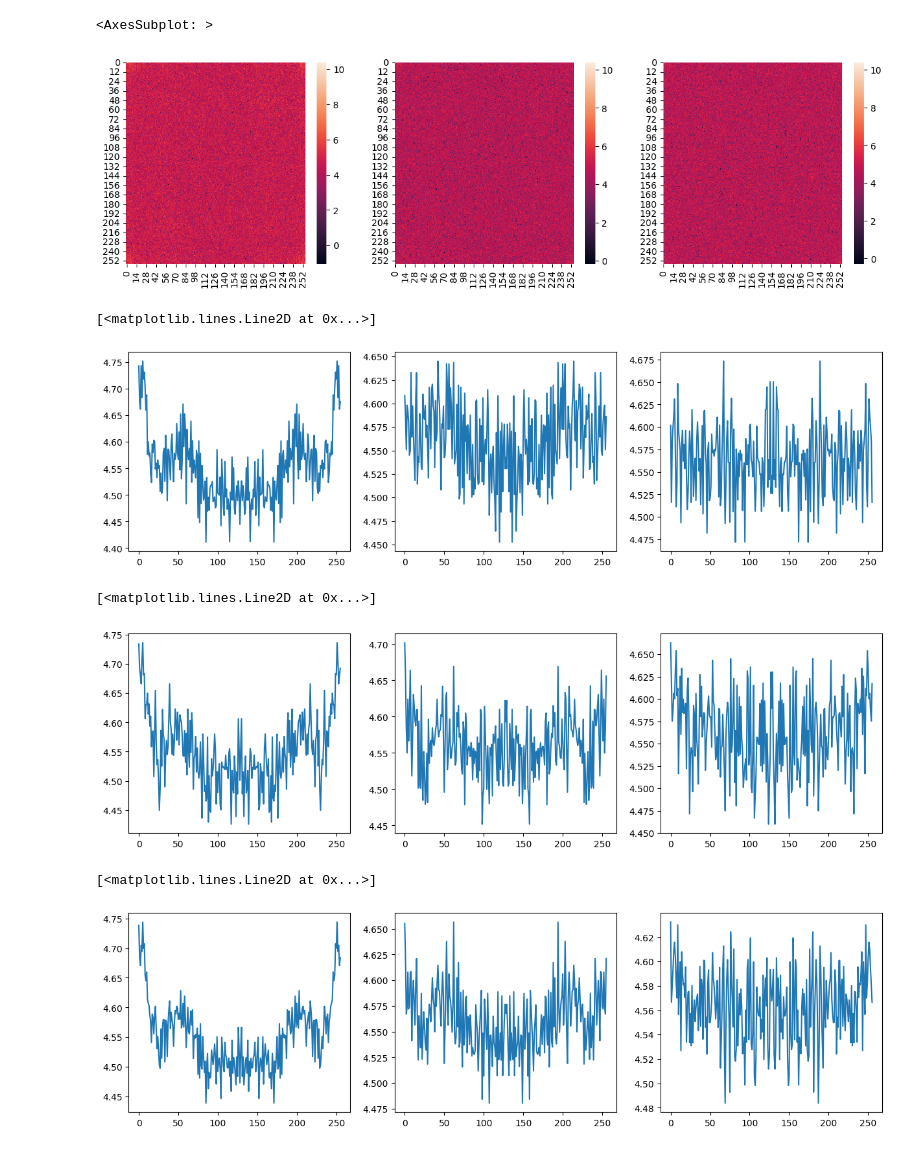
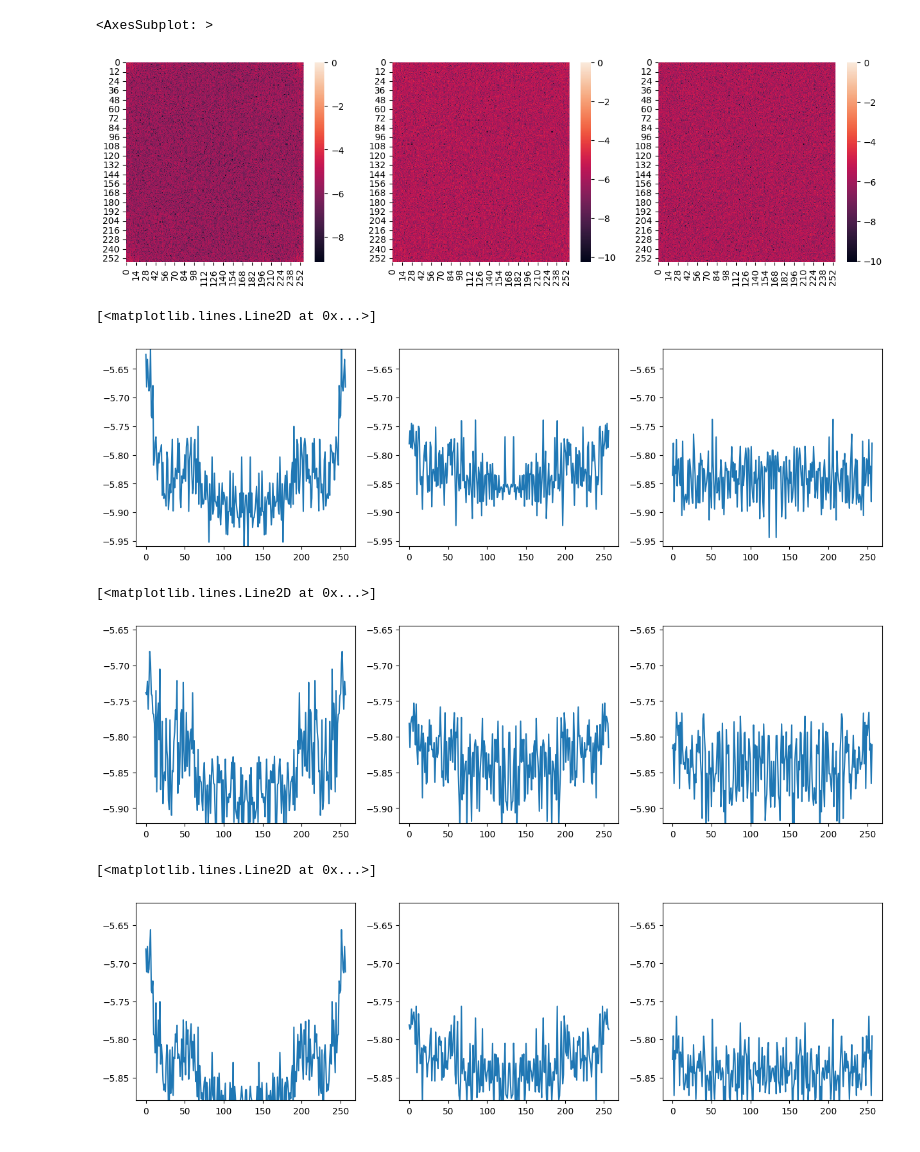
Before and after one commit to itsecd/ml-for-sec-lab2, a Jupyter notebook: Investigation_1.ipynb, the cells around one changed output. Saved outputs shown, nothing was run; the diff lists cells and outputs as text; code cells hidden in the pictures.

```diff
--- a/Investigation_1.ipynb
+++ b/Investigation_1.ipynb
@@ -8,3 +6,3 @@ x = np.random.randint(0, 2, size=int(99600 * 0.2), dtype='uint8')
 # %%
 im = cv2.imread('investigation_data/dog.jpg')[..., 0]
-im = cv2.resize(im, (256, 256))
+im = cv2.resize(im, (257, 257))
@@ -20,8 +23,8 @@ def insert_noise(im, idx, noise):
     im_flat[idx] = chosen_pix
     return im_flat.reshape(im.shape)
 # %%
-im1 = insert_noise(im, np.random.permutation(int(99600 * 0.2)), np.random.randint(0, 2, size=int(99600 * 0.2), dtype='uint8'))
-im2 = insert_noise(im, np.random.permutation(int(99600 * 0.4)), np.random.randint(0, 2, size=int(99600 * 0.4), dtype='uint8'))
+im1 = insert_noise(im, np.random.permutation(int(im.size * 0.2)), np.random.randint(0, 2, size=int(im.size * 0.2), dtype='uint8'))
+im2 = insert_noise(im, np.random.permutation(int(im.size * 0.8)), np.random.randint(0, 2, size=int(im.size * 0.8), dtype='uint8'))
 # %%
 im_plane0 = get_1_binary_plane(im)
 im_plane1 = get_1_binary_plane(im1)
@@ -33,44 +44,72 @@ fft2 = np.fft.fft2(im_plane2)
+# %%
+# --- DO NOT RUN ---
+im_plane0_ = np.fft.fftshift(im_plane0 / np.sum(im_plane0 ** 2))
+im_plane1_ = np.fft.fftshift(im_plane1 / np.sum(im_plane1 ** 2))
+im_plane2_ = np.fft.fftshift(im_plane2 / np.sum(im_plane2 ** 2))
+
+fft0_ = np.fft.fft2(im_plane0_)
+fft1_ = np.fft.fft2(im_plane1_)
+fft2_ = np.fft.fft2(im_plane2_)
+
+fft0 = np.fft.fftshift(fft0_)
+fft1 = np.fft.fftshift(fft1_)
+fft2 = np.fft.fftshift(fft2_)
 # %%
 plt.figure(figsize=(15, 4))
 plt.subplot(1, 3, 1)
-sns.heatmap(np.log(np.abs(fft0)))
+sns.heatmap(np.log(np.abs(fft0) + 1e-4))
 plt.subplot(1, 3, 2)
 sns.heatmap(np.log(np.abs(fft1)))
 plt.subplot(1, 3, 3)
 sns.heatmap(np.log(np.abs(fft2)))
 # %% [output]
 <AxesSubplot: >
-[figure, old version]
+[figure, new version]
 # %%
+log_fft = np.log(np.abs(fft0) + 1e-6).mean(axis=0)
+y_max, y_min = log_fft.max(), log_fft.min()
 plt.figure(figsize=(15, 4))
 plt.subplot(1, 3, 1)
-plt.plot(np.log(np.abs(fft0)).mean(axis=0))
+plt.ylim(y_min, y_max)
+plt.plot(np.log(np.abs(fft0) + 1e-6).mean(axis=0))
 plt.subplot(1, 3, 2)
-plt.plot(np.log(np.abs(fft1)).mean(axis=0))
+plt.ylim(y_min, y_max)
+plt.plot(np.log(np.abs(fft1) + 1e-6).mean(axis=0))
 plt.subplot(1, 3, 3)
-plt.plot(np.log(np.abs(fft2)).mean(axis=0))
+plt.ylim(y_min, y_max)
+plt.plot(np.log(np.abs(fft2) + 1e-6).mean(axis=0))
 # %% [output]
 [<matplotlib.lines.Line2D at 0x...>]
-[figure, old version]
+[figure, new version]
 # %%
+log_fft = np.log(np.abs(fft0) + 1e-4).mean(axis=1)
+y_max, y_min = log_fft.max(), log_fft.min()
 plt.figure(figsize=(15, 4))
 plt.subplot(1, 3, 1)
-plt.plot(np.log(np.abs(fft0)).mean(axis=1))
+plt.ylim(y_min, y_max)
+plt.plot(np.log(np.abs(fft0) + 1e-6).mean(axis=1))
 plt.subplot(1, 3, 2)
-plt.plot(np.log(np.abs(fft1)).mean(axis=1))
+plt.ylim(y_min, y_max)
+plt.plot(np.log(np.abs(fft1) + 1e-6).mean(axis=1))
 plt.subplot(1, 3, 3)
-plt.plot(np.log(np.abs(fft2)).mean(axis=1))
+plt.ylim(y_min, y_max)
+plt.plot(np.log(np.abs(fft2) + 1e-6).mean(axis=1))
 # %% [output]
 [<matplotlib.lines.Line2D at 0x...>]
-[figure, old version]
+[figure, new version]
 # %%
+log_fft = (np.log(np.abs(fft0) + 1e-4).mean(axis=1) + np.log(np.abs(fft0) + 1e-4).mean(axis=0))/2
+y_max, y_min = log_fft.max(), log_fft.min()
 plt.figure(figsize=(15, 4))
 plt.subplot(1, 3, 1)
-plt.plot((np.log(np.abs(fft0)).mean(axis=1) + np.log(np.abs(fft0)).mean(axis=0))/2)
+plt.ylim(y_min, y_max)
+plt.plot((np.log(np.abs(fft0) + 1e-6).mean(axis=1) + np.log(np.abs(fft0) + 1e-6).mean(axis=0))/2)
 plt.subplot(1, 3, 2)
-plt.plot((np.log(np.abs(fft1)).mean(axis=1) + np.log(np.abs(fft1)).mean(axis=0))/2)
+plt.ylim(y_min, y_max)
+plt.plot((np.log(np.abs(fft1) + 1e-6).mean(axis=1) + np.log(np.abs(fft1) + 1e-6).mean(axis=0))/2)
 plt.subplot(1, 3, 3)
-plt.plot((np.log(np.abs(fft2)).mean(axis=1) + np.log(np.abs(fft2)).mean(axis=0))/2)
+plt.ylim(y_min, y_max)
+plt.plot((np.log(np.abs(fft2) + 1e-6).mean(axis=1) + np.log(np.abs(fft2) + 1e-6).mean(axis=0))/2)
 # %% [output]
 [<matplotlib.lines.Line2D at 0x...>]
-[figure, old version]
+[figure, new version]
```
Also changed, not shown: parts of 8 cells of this notebook, 12 other files.
